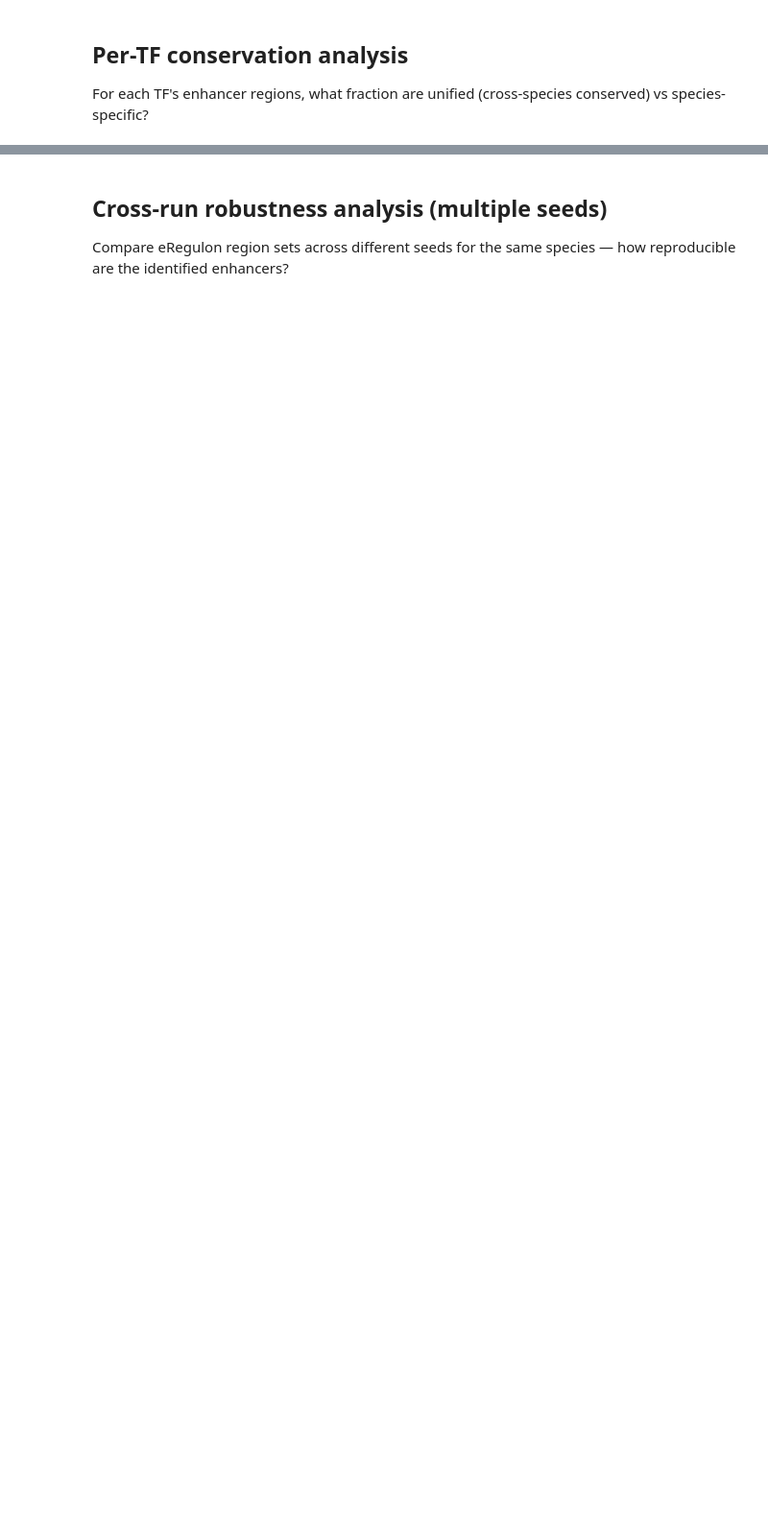
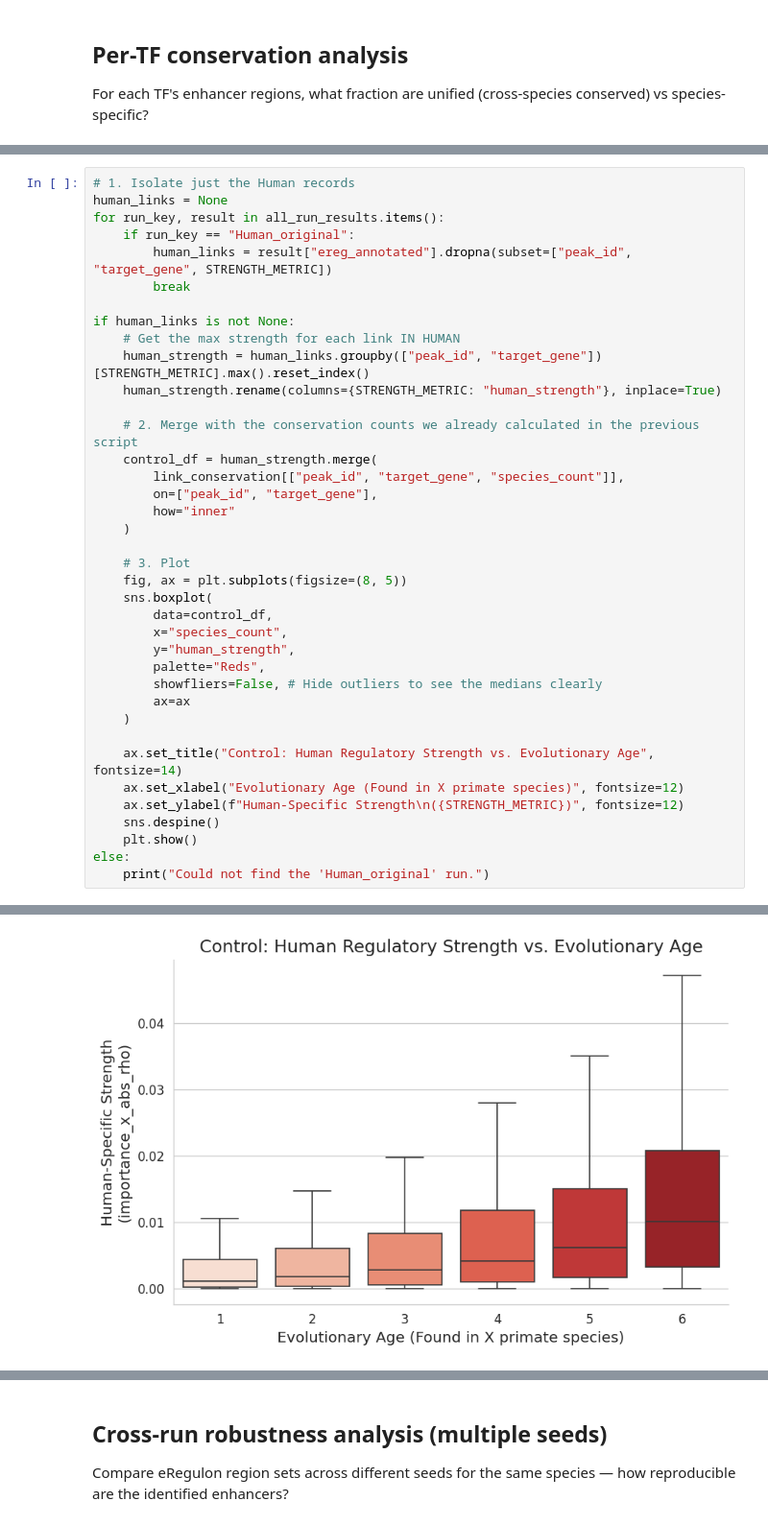
Before and after one commit to jjans5/peak_calling, a Jupyter notebook: atac_pipeline/notebooks/15_scenicplus_enhancer_overlap.ipynb, the cells around one changed output, grey strips where cells are left out. Shown at 96% size. Drawn from its saved outputs; the diff is of its cells as text; blank space fills up the shorter version.

```diff
--- a/atac_pipeline/notebooks/15_scenicplus_enhancer_overlap.ipynb
+++ b/atac_pipeline/notebooks/15_scenicplus_enhancer_overlap.ipynb
@@ -265,0 +1224,39 @@ for run_key, result in all_run_results.items():
+# %%
+# 1. Isolate just the Human records
+human_links = None
+for run_key, result in all_run_results.items():
+    if run_key == "Human_original":
+        human_links = result["ereg_annotated"].dropna(subset=["peak_id", "target_gene", STRENGTH_METRIC])
+        break
+
+if human_links is not None:
+    # Get the max strength for each link IN HUMAN
+    human_strength = human_links.groupby(["peak_id", "target_gene"])[STRENGTH_METRIC].max().reset_index()
+    human_strength.rename(columns={STRENGTH_METRIC: "human_strength"}, inplace=True)
+
+    # 2. Merge with the conservation counts we already calculated in the previous script
+    control_df = human_strength.merge(
+        link_conservation[["peak_id", "target_gene", "species_count"]],
+        on=["peak_id", "target_gene"],
+        how="inner"
+    )
+
+    # 3. Plot
+    fig, ax = plt.subplots(figsize=(8, 5))
+    sns.boxplot(
+        data=control_df,
+        x="species_count",
+        y="human_strength",
+        palette="Reds",
+        showfliers=False, # Hide outliers to see the medians clearly
+        ax=ax
+    )
+
+    ax.set_title("Control: Human Regulatory Strength vs. Evolutionary Age", fontsize=14)
+    ax.set_xlabel("Evolutionary Age (Found in X primate species)", fontsize=12)
+    ax.set_ylabel(f"Human-Specific Strength\n({STRENGTH_METRIC})", fontsize=12)
+    sns.despine()
+    plt.show()
+else:
+    print("Could not find the 'Human_original' run.")
+# %% [output]
@@ -265,0 +1266 @@ for run_key, result in all_run_results.items():
+[figure, added]
```
Also changed, not shown: parts of 15 cells of this notebook, 9 other files.
